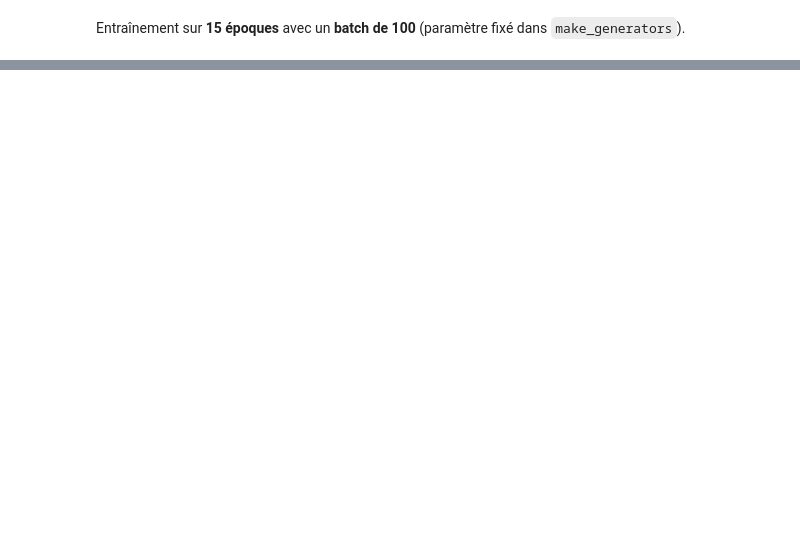
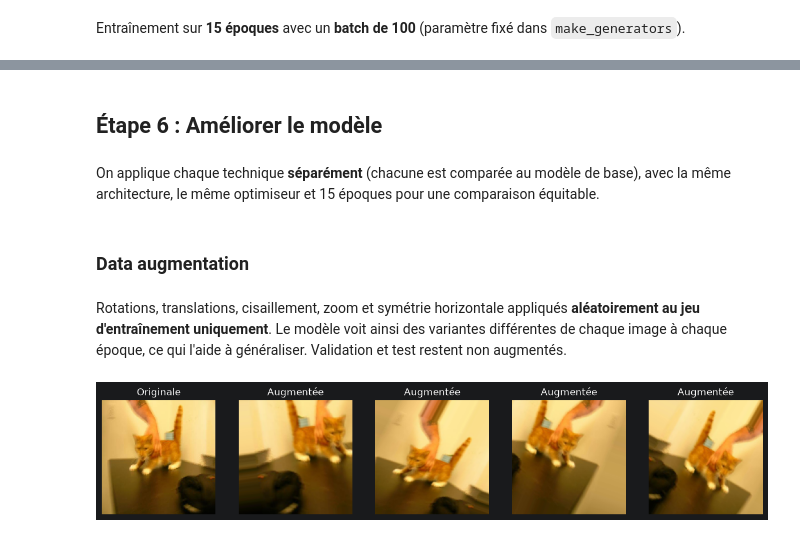
Before and after one commit to Amafin/IAetMLforIT_Project, a Jupyter notebook: Project.ipynb, the cells around one changed output, grey strips where cells are left out. Drawn from its saved outputs; the diff is of its cells as text; code cells hidden in the pictures; blank space fills up the shorter version.

```diff
--- a/Project.ipynb
+++ b/Project.ipynb
@@ -310,0 +473,22 @@ NameError: name 'train_gen' is not defined
+# %% [markdown]
+## Étape 6 : Améliorer le modèle
+# %% [markdown]
+On applique chaque technique **séparément** (chacune est comparée au modèle de base), avec la même architecture, le même optimiseur et 15 époques pour une comparaison équitable.
+# %% [markdown]
+### Data augmentation
+# %% [markdown]
+Rotations, translations, cisaillement, zoom et symétrie horizontale appliqués **aléatoirement au jeu d'entraînement uniquement**. Le modèle voit ainsi des variantes différentes de chaque image à chaque époque, ce qui l'aide à généraliser. Validation et test restent non augmentés.
+# %%
+# Aperçu de l'augmentation sur une image
+aug_preview = ImageDataGenerator(rotation_range=30, width_shift_range=0.2, height_shift_range=0.2,
+                                 shear_range=0.2, zoom_range=0.2, horizontal_flip=True, fill_mode="nearest")
+img_path = os.path.join(NEW_TRAIN_DIR, "cats", sorted(os.listdir(os.path.join(NEW_TRAIN_DIR, "cats")))[0])
+x = np.expand_dims(np.array(load_img(img_path, target_size=(IMG_SIZE, IMG_SIZE))), axis=0)
+
+fig, axes = plt.subplots(1, 5, figsize=(15, 3))
+axes[0].imshow(x[0].astype("uint8")); axes[0].set_title("Originale"); axes[0].axis("off")
+for ax, batch in zip(axes[1:], aug_preview.flow(x, batch_size=1, seed=SEED)):
+    ax.imshow(batch[0].astype("uint8")); ax.set_title("Augmentée"); ax.axis("off")
+plt.show()
+# %% [output]
+[figure, added]
```
Also changed, not shown: parts of 12 cells of this notebook.
